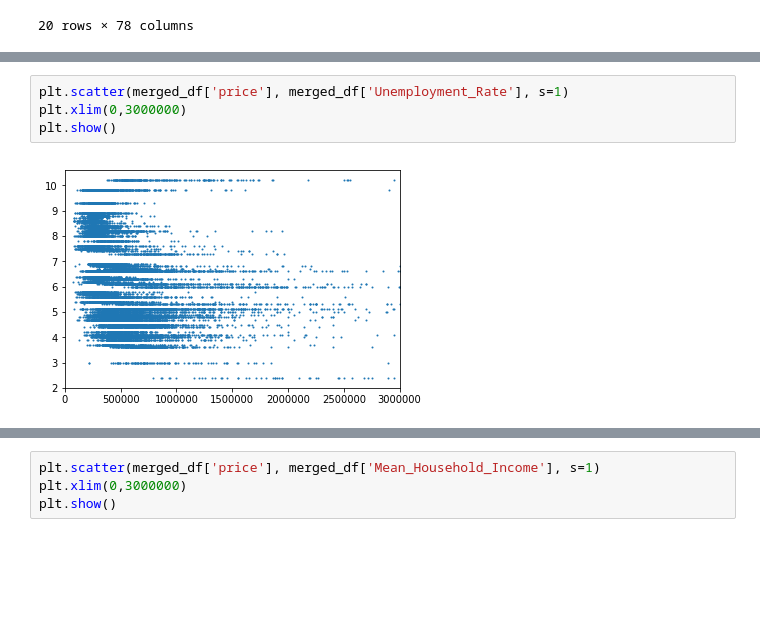
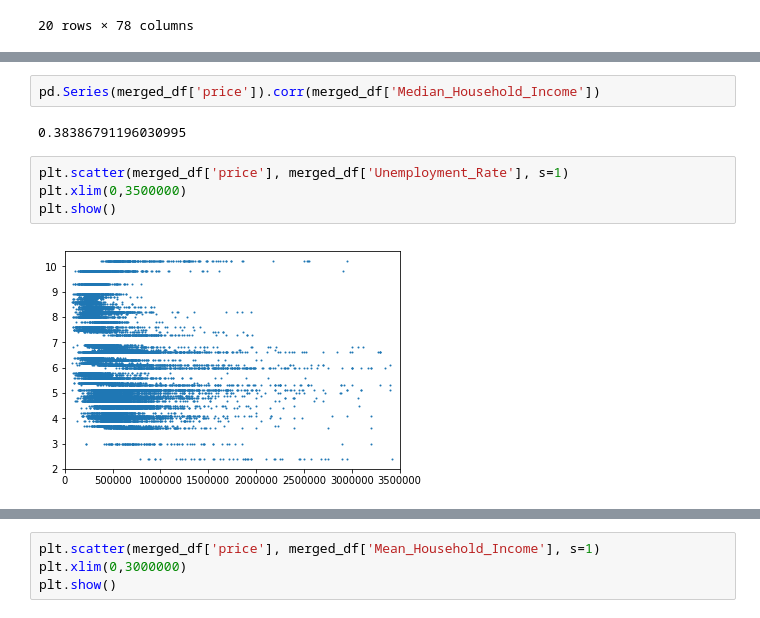
Before and after one commit to MaxParry/DreamTeam, a Jupyter notebook: CensusAnalysis.ipynb, the cells around one changed output, grey strips where cells are left out. Drawn from its saved outputs; the diff is of its cells as text; blank space fills up the shorter version.

```diff
--- a/CensusAnalysis.ipynb
+++ b/CensusAnalysis.ipynb
@@ -61,6 +105,10 @@ plt.show()
+# %%
+pd.Series(merged_df['price']).corr(merged_df['Median_Household_Income'])
+# %% [output]
+0.38386791196030995
 # %%
 plt.scatter(merged_df['price'], merged_df['Unemployment_Rate'], s=1)
-plt.xlim(0,3000000)
+plt.xlim(0,3500000)
 plt.show()
 # %% [output]
-[figure, old version]
+[figure, new version]
```
Also changed, not shown: parts of 34 cells of this notebook, 1 other file.
